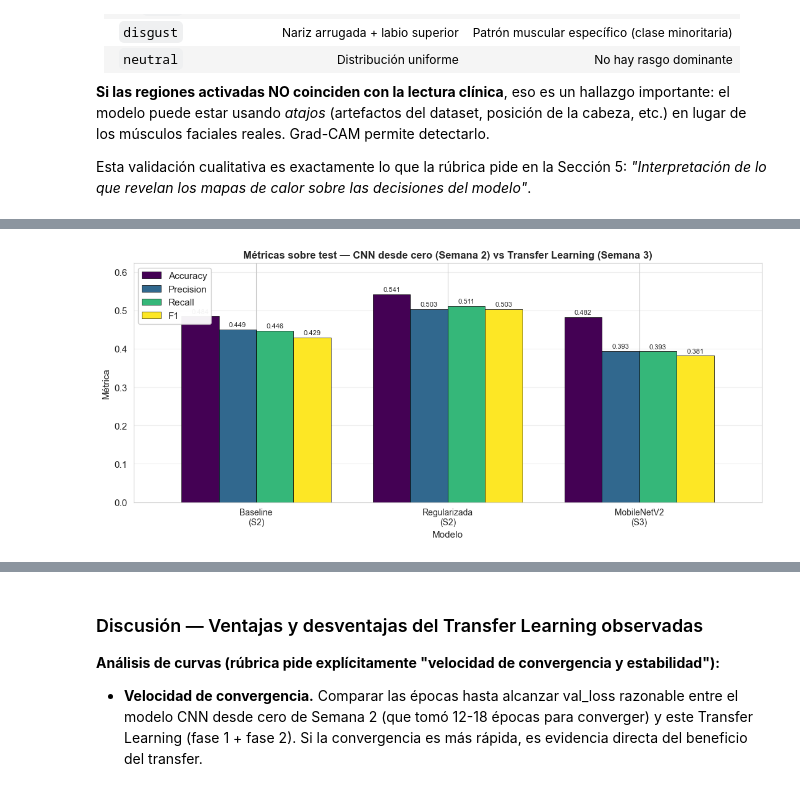
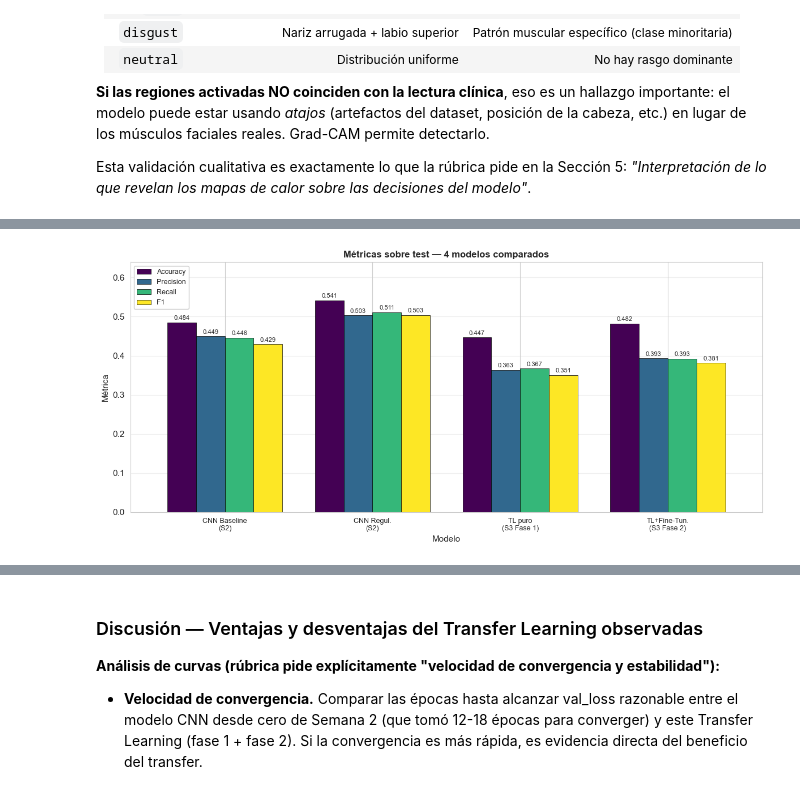
Before and after one commit to georgenton/UIDE-Aprendizaje-Profundo, a Jupyter notebook: semana-3/TransferLearning_FER2013_Grupo5.ipynb, the cells around one changed output, grey strips where cells are left out. Saved outputs shown, nothing was run; the diff lists cells and outputs as text; code cells hidden in the pictures.

```diff
--- a/semana-3/TransferLearning_FER2013_Grupo5.ipynb
+++ b/semana-3/TransferLearning_FER2013_Grupo5.ipynb
@@ -353,7 +353,8 @@ Compilación con `Adam(lr=1e-3)`, pérdida `sparse_categorical_crossentropy` (et
 # %%
 import json
 
-MODEL_PATH = 'outputs/modelo_mobilenetv2_finetuned.keras'
+MODEL_PATH             = 'outputs/modelo_mobilenetv2_finetuned.keras'   # post-Fase 2 (final)
+MODEL_POST_PHASE1_PATH = 'outputs/modelo_post_phase1.keras'              # post-Fase 1 (TL puro)
 HIST_1_PATH = 'outputs/history_phase_1.json'
 HIST_2_PATH = 'outputs/history_phase_2.json'
 
@@ -364,8 +365,11 @@ EPOCHS_PHASE_1 = 12
 class CachedHistory:
     def __init__(self, hist_dict): self.history = hist_dict
 
-if Path(MODEL_PATH).exists() and Path(HIST_1_PATH).exists():
-    print(f'✓ Modelo y history de Fase 1 ya persistidos — cargando sin re-entrenar.')
+# Para skip-training necesitamos AMBOS modelos guardados (intermedio + final) — sección 13 los compara
+ALL_CACHED = all(Path(p).exists() for p in [MODEL_PATH, MODEL_POST_PHASE1_PATH, HIST_1_PATH, HIST_2_PATH])
+
+if ALL_CACHED:
+    print(f'✓ Modelo final, modelo intermedio (TL puro) e histories ya persistidos — cargando sin re-entrenar.')
     model = keras.models.load_model(MODEL_PATH)
     with open(HIST_1_PATH) as f:
         history_phase_1 = CachedHistory(json.load(f))
@@ -406,6 +410,11 @@ else:
     with open(HIST_1_PATH, 'w') as f:
         json.dump(history_phase_1.history, f)
     print(f'✓ History de Fase 1 guardada en {HIST_1_PATH}')
+
+    # IMPORTANTE: guardar el modelo INTERMEDIO (post-Fase-1, antes del fine-tuning).
+    # Esto permite evaluar TL puro vs Fine-Tuning en la Sección 13 sin re-entrenar.
+    model.save(MODEL_POST_PHASE1_PATH)
+    print(f'✓ Modelo intermedio (TL puro) guardado en {MODEL_POST_PHASE1_PATH}')
 # %% [output]
 Entrenando Fase 1 — Feature Extraction (12 épocas, lr=0.001)...
 Epoch 1/12
@@ -440,7 +446,7 @@ Configuramos el backbone para que sus últimos 20 bloques sean entrenables; reco
 LR_PHASE_2 = 1e-5
 EPOCHS_PHASE_2 = 12
 
-if Path(MODEL_PATH).exists() and Path(HIST_2_PATH).exists():
+if ALL_CACHED:
     print(f'✓ History de Fase 2 ya persistida — cargando sin re-entrenar.')
     with open(HIST_2_PATH) as f:
         history_phase_2 = CachedHistory(json.load(f))
@@ -811,19 +854,22 @@ Esta validación cualitativa es exactamente lo que la rúbrica pide en la Secci
 # %%
-# Tabla visual de comparación + gráfico de barras
-fig, ax = plt.subplots(figsize=(11, 5))
+# Tabla visual de comparación + gráfico de barras (4 modelos)
+fig, ax = plt.subplots(figsize=(12, 5.5))
 df_plot = df_comparativa.copy()
 df_plot.plot(kind='bar', ax=ax, width=0.78, colormap='viridis', edgecolor='black', linewidth=0.5)
-ax.set_title('Métricas sobre test — CNN desde cero (Semana 2) vs Transfer Learning (Semana 3)',
+ax.set_title('Métricas sobre test — 4 modelos comparados',
              fontsize=12, fontweight='bold')
 ax.set_ylabel('Métrica')
-ax.set_ylim(0, max(df_plot.max()) * 1.15)
-ax.set_xticklabels(['Baseline\n(S2)', 'Regularizada\n(S2)', 'MobileNetV2\n(S3)'], rotation=0, fontsize=10)
-ax.legend(loc='upper left', framealpha=0.95)
+ax.set_ylim(0, max(df_plot.max()) * 1.18)
+ax.set_xticklabels(
+    ['CNN Baseline\n(S2)', 'CNN Regul.\n(S2)', 'TL puro\n(S3 Fase 1)', 'TL+Fine-Tun.\n(S3 Fase 2)'],
+    rotation=0, fontsize=9,
+)
+ax.legend(loc='upper left', framealpha=0.95, fontsize=9)
 ax.grid(axis='y', alpha=0.3)
 for container in ax.containers:
     ax.bar_label(container, fmt='%.3f', fontsize=8, padding=2)
 plt.tight_layout()
 plt.savefig('outputs/04_comparativa_semana_2_vs_3.png', dpi=120, bbox_inches='tight')
 plt.show()
 # %% [output]
-[figure, old version]
+[figure, new version]
```
Also changed, not shown: parts of 6 cells of this notebook, 3 other files.
